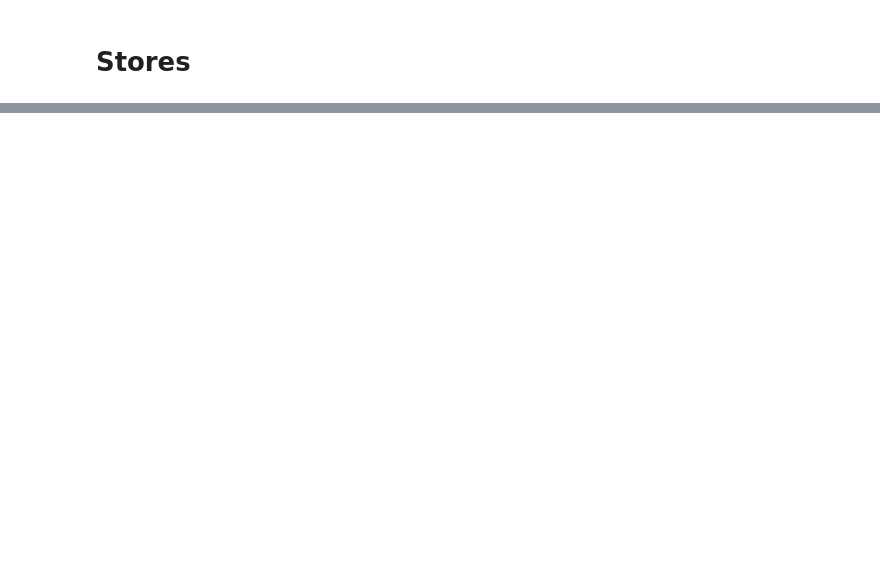
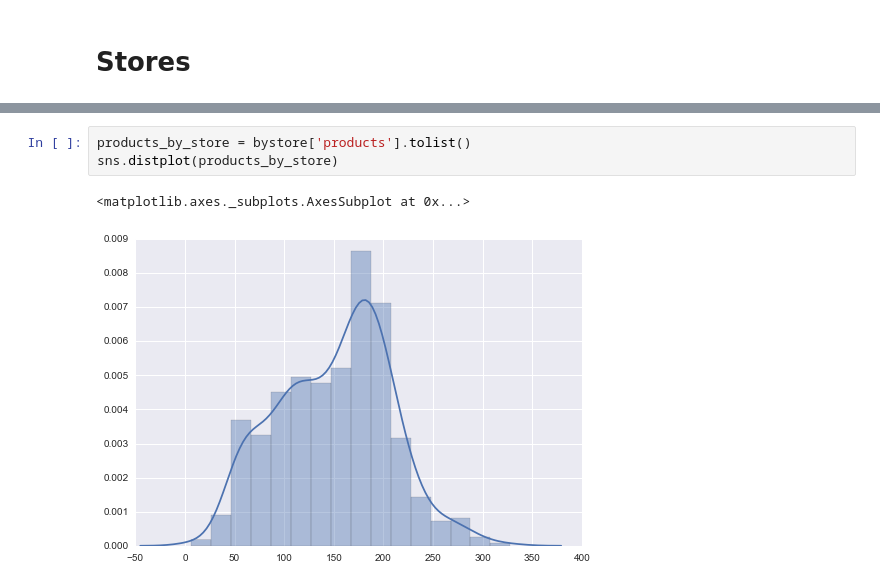
Before and after one commit to phildeutsch/kaggle-bimbo, a Jupyter notebook: explore/test_drivers.ipynb, the cells around one changed output, grey strips where cells are left out. Drawn from its saved outputs; the diff is of its cells as text; blank space fills up the shorter version.

```diff
--- a/explore/test_drivers.ipynb
+++ b/explore/test_drivers.ipynb
@@ -54,0 +79,6 @@ print(bystore.describe())
+# %%
+products_by_store = bystore['products'].tolist()
+sns.distplot(products_by_store)
+# %% [output]
+<matplotlib.axes._subplots.AxesSubplot at 0x...>
+[figure, added]
```
Also changed, not shown: parts of 12 cells of this notebook, 2 other files.
